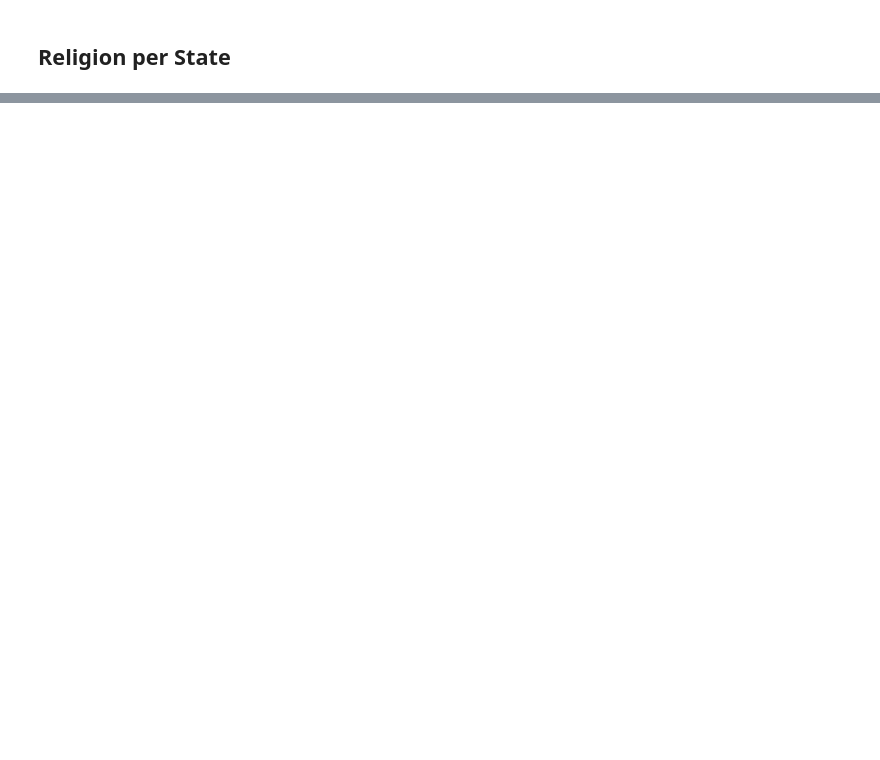
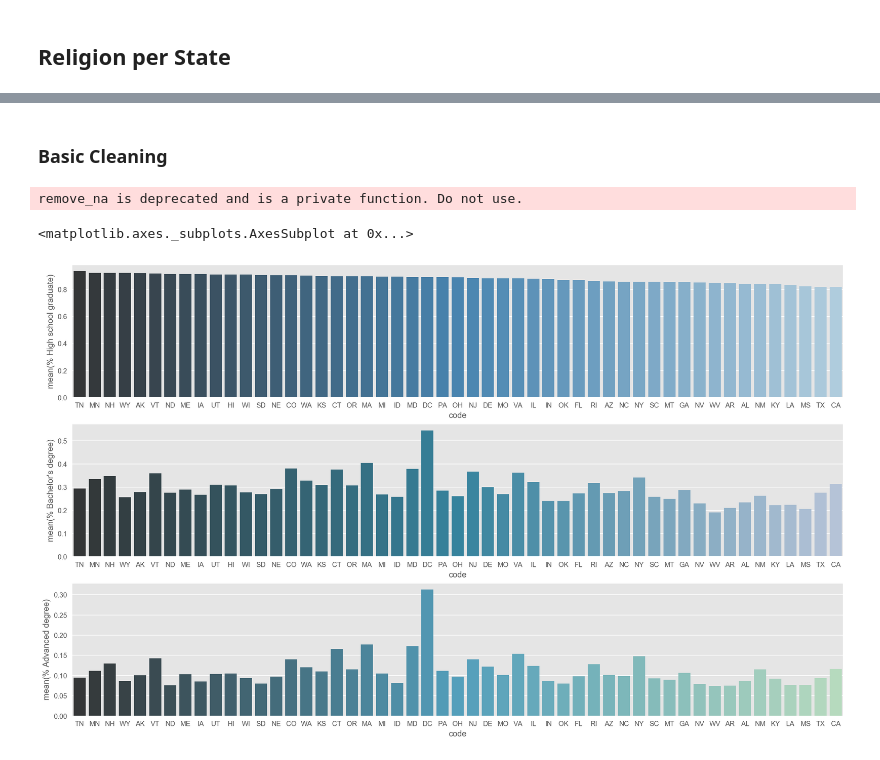
Before and after one commit to JeroenSchmidt/UvA-DSF-group, a Jupyter notebook: week3-4/exploration_notebooks/rafael/Demographic, Economic and Behavioral Data Analysis & Exploration.ipynb, the cells around one changed output, grey strips where cells are left out. Drawn from its saved outputs; the diff is of its cells as text; code cells hidden in the pictures; blank space fills up the shorter version.

Commit message:
Added Education EDA

```diff
--- a/week3-4/exploration_notebooks/rafael/Demographic, Economic and Behavioral Data Analysis & Exploration.ipynb
+++ b/week3-4/exploration_notebooks/rafael/Demographic, Economic and Behavioral Data Analysis & Exploration.ipynb
@@ -9,11 +15,13 @@ import pandas as pd
 import numpy as np
 import matplotlib.pyplot as plt
 import seaborn as sns
-from bs4 import BeautifulSoup as bs
 import requests as r
-import lxml
+import lxml.html as html
+import bs4 as bs
 import plotly.plotly as py
 from plotly.offline import download_plotlyjs, init_notebook_mode, plot, iplot
+
+plt.style.use('ggplot')
 
 import sys
 sys.path.append('../../libs/')
@@ -23,3 +31,4 @@ import DSF_helpers
 init_notebook_mode(connected=True)
 
 %matplotlib inline
+%config InlineBackend.figure_format = 'retina'
@@ -76,0 +101,2 @@ iplot( fig, filename='d3-cloropleth-map' )
+# %%
+df_education = pd.read_html('https://en.wikipedia.org/wiki/List_of_U.S._states_by_educational_attainment', header=0)[0]
@@ -76,0 +112,17 @@ iplot( fig, filename='d3-cloropleth-map' )
+# %% [markdown]
+### Basic Cleaning
+# %%
+df_education['code'] = df_education.State.str.strip().apply(lambda x: DSF_helpers.state_name_to_abrv(x))
+df_education['% High school graduate'] = (df_education['% High school graduate'].str.replace('%', '')).astype(float) / 100
+df_education["% Bachelor's degree"] = (df_education["% Bachelor's degree"].str.replace('%', '')).astype(float) / 100
+df_education['% Advanced degree'] = (df_education['% Advanced degree'].str.replace('%', '')).astype(float) / 100
+# %%
+fig,ax = plt.subplots(3,1, figsize=(20,12))
+
+sns.barplot(data=df_education, x='code', y='% High school graduate', palette="Blues_d", ax=ax[0])
+sns.barplot(data=df_education, x='code', y="% Bachelor's degree", palette="PuBuGn_d", ax=ax[1])
+sns.barplot(data=df_education, x='code', y='% Advanced degree', palette="GnBu_d", ax=ax[2])
+# %% [output]
+remove_na is deprecated and is a private function. Do not use.
+<matplotlib.axes._subplots.AxesSubplot at 0x...>
+[figure, added]
```
Also changed, not shown: parts of 17 cells of this notebook, 1 other file.
